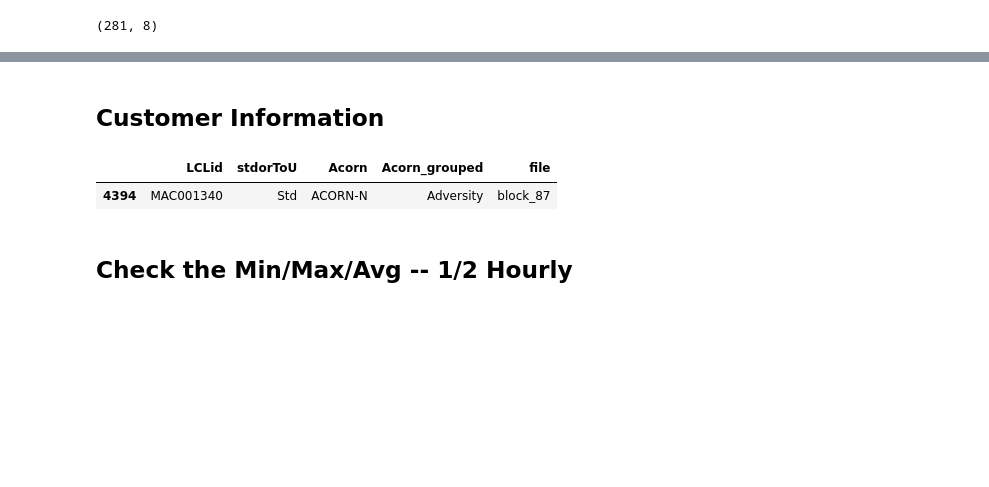
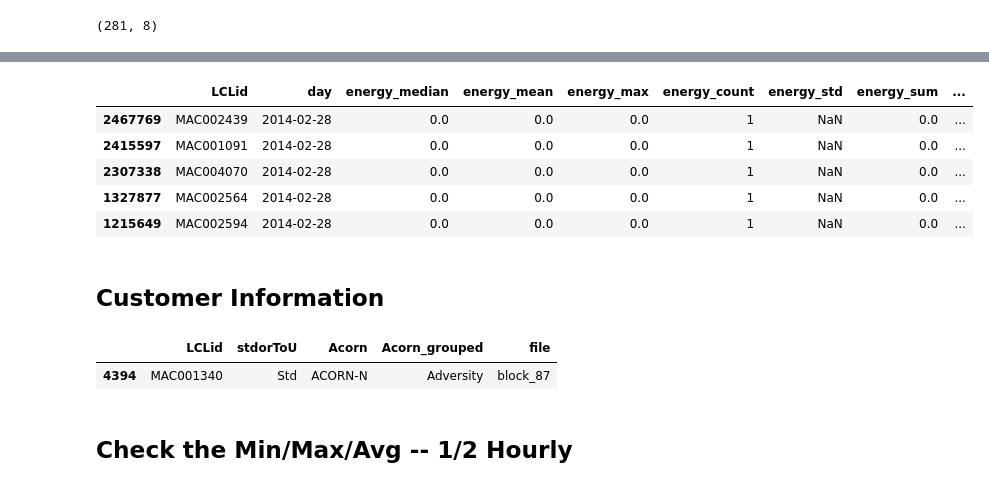
Before and after one commit to brepowell/EnergyConsumption, a Jupyter notebook: LondonDataExploration.ipynb, the cells around one changed output, grey strips where cells are left out. Drawn from its saved outputs; the diff is of its cells as text; code cells hidden in the pictures; blank space fills up the shorter version.

```diff
--- a/LondonDataExploration.ipynb
+++ b/LondonDataExploration.ipynb
@@ -180,3 +254,12 @@ zeroPowerIDs.shape
+# %%
+zeroPower.tail()
+# %% [output]
+|  | LCLid | day | energy_median | energy_mean | energy_max | energy_count | energy_std | energy_sum | ... |
+| 2467769 | MAC002439 | 2014-02-28 | 0.0 | 0.0 | 0.0 | 1 | NaN | 0.0 | ... |
+| 2415597 | MAC001091 | 2014-02-28 | 0.0 | 0.0 | 0.0 | 1 | NaN | 0.0 | ... |
+| 2307338 | MAC004070 | 2014-02-28 | 0.0 | 0.0 | 0.0 | 1 | NaN | 0.0 | ... |
+| 1327877 | MAC002564 | 2014-02-28 | 0.0 | 0.0 | 0.0 | 1 | NaN | 0.0 | ... |
+| 1215649 | MAC002594 | 2014-02-28 | 0.0 | 0.0 | 0.0 | 1 | NaN | 0.0 | ... |
 # %% [markdown]
 ## Customer Information
 # %%
```
Also changed, not shown: parts of 10 cells of this notebook.
